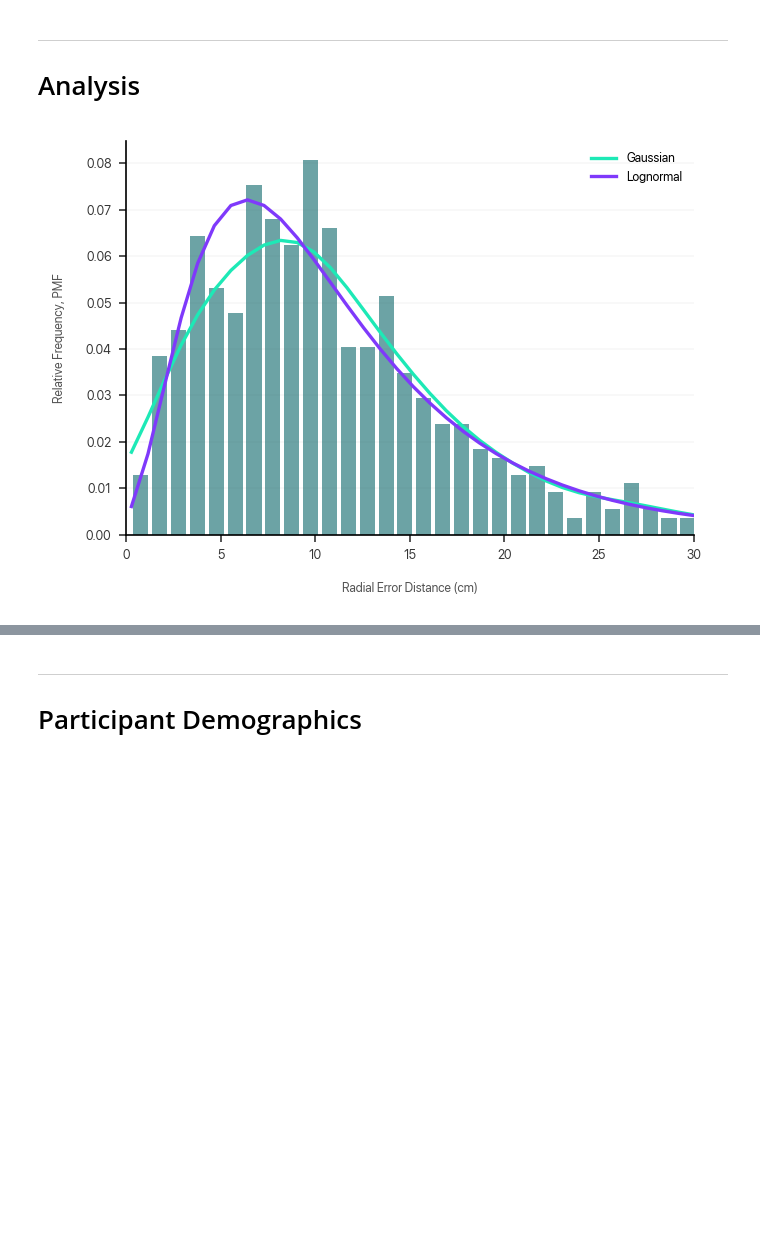
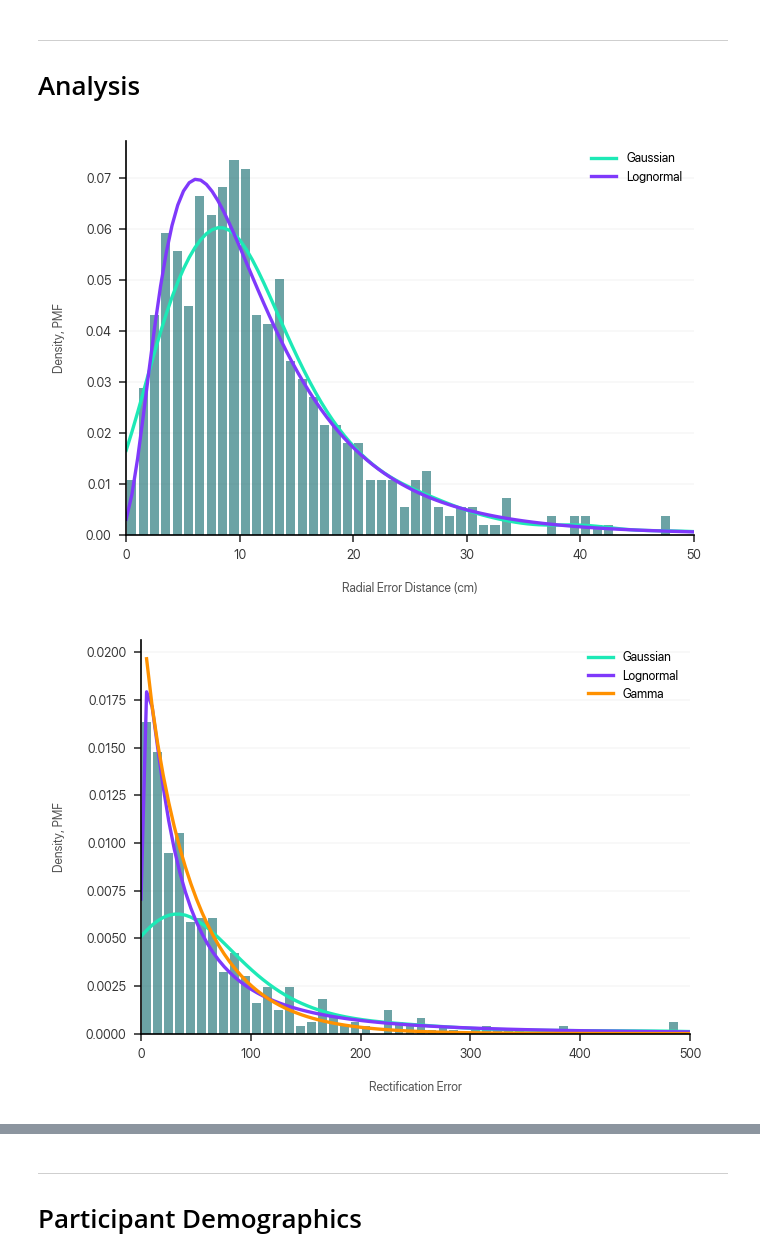
Before and after one commit to dlundgaard/BeerPongMastery, a Jupyter notebook: Analysis/analysis.ipynb, the cells around one changed output, grey strips where cells are left out. Drawn from its saved outputs; the diff is of its cells as text; code cells hidden in the pictures; blank space fills up the shorter version.

Commit message:
added rectification error

```diff
--- a/Analysis/analysis.ipynb
+++ b/Analysis/analysis.ipynb
@@ -130,7 +130,7 @@ class Trial(pd.Series):
                 self[marker],
                 reference_timepoint,
                 pre = DISPATCH_MARGIN,
-                post = 0.6
+                post = 1.1
             )
 
     def ball_distance_to_cup_centroid(self):
@@ -159,8 +159,6 @@ class Dataset(pd.Series):
         for session_path in Path(DATA_PATH).iterdir():
             if session_path.name.startswith("Session"):
                 session_id = int(session_path.name[7:])
-                if session_id != 6:
-                    continue
                 recording_data = []
                 for recording_path in session_path.iterdir():
                     if recording_path.suffix == ".tsv":
@@ -435,7 +433,9 @@ def aggregate():
                         "CompletedThrows": trial if condition == "Darkness" else trial + 10,
                         "Outcome": "Hit" if trial_data.outcome else "Miss",
                         "RadialError": ball_data[above_brim_plane]["DistanceHorizontal"].iloc[0], # minimum distance from cup centroid in cm
-                        # "DistanceMiss": max(0, ball_data[above_brim_plane]["Distance"].iloc[0] - HIT_RADIUS), # minimum distance from cup in cm
+                        "DistanceMiss": max(0, ball_data[above_brim_plane]["DistanceHorizontal"].iloc[0] - HIT_RADIUS), # minimum distance from cup in cm
+                        "ErrorLateral": ball_data[above_brim_plane]["Lateral"].iloc[0],
+                        "ErrorLongitude": ball_data[above_brim_plane]["Longitude"].iloc[0],
                         # "LateralMiss": max(0, abs(ball_data[above_brim_plane]["Lateral"]).min() - HIT_RADIUS), # lateral distance to cup in cm
                         # "LongitudeMiss": max(0, abs(ball_data[above_brim_plane]["Longitude"]).min() - HIT_RADIUS), # longitudinal distance to cup in cm
                         # "BallSpeedMax": ball_data["Speed"].max(), # ball max speed in m/s
@@ -453,6 +453,11 @@ def aggregate():
     return results
 
 aggregated = aggregate()
+
+aggregated[["PreviousErrorLateral", "PreviousErrorLongitude"]] = aggregated.groupby(["Participant",  "Condition"])[["ErrorLateral", "ErrorLongitude"]].shift()
+
+aggregated["RectificationError"] = aggregated.apply(lambda data: np.linalg.norm(np.cross(np.stack(data[["PreviousErrorLateral", "PreviousErrorLongitude"]].values), np.stack(data[["ErrorLateral", "ErrorLongitude"]].values - data[["PreviousErrorLateral", "PreviousErrorLongitude"]].values))), axis = 1)
+
 aggregated.to_csv("aggregated.csv", index = False)
 aggregated.set_index(["Session", "Player", "Condition", "Trial"]).round(2).head(10)
 # %% [output]
@@ -486,43 +477,78 @@ Failed to aggregate trial 9 in session 6 2 Daylight
 ---
 
 # Analysis
-# %%
-OUTCOME_METRIC = "RadialError"
-
-aggregated["LogRadialError"] = np.log(aggregated[OUTCOME_METRIC])
 # %%
 def plot_outcome_distribution():
+    values = aggregated["RadialError"]
     plt.figure()
-    data_range = aggregated["RadialError"].min(), aggregated["RadialError"].max()
+    data_range = 0, 50
     x_range = np.linspace(*data_range, num = 100)
     plt.hist(
-        aggregated["RadialError"],
+        values,
         range = data_range,
-        bins = round(data_range[1] - data_range[0]),
+        bins = 50,
         density=True,
         alpha = 0.6,
         rwidth=0.8
     )
     plt.plot(
         x_range,
-        stats.gaussian_kde(aggregated["RadialError"])(x_range),
+        stats.gaussian_kde(values)(x_range),
         label = "Gaussian"
     )
-    lognorm_shape, lognorm_loc, lognorm_scale = stats.lognorm.fit(aggregated["RadialError"])
     plt.plot(
         x_range,
-        stats.lognorm.pdf(x_range, lognorm_shape, lognorm_loc, lognorm_scale),
+        stats.lognorm.pdf(x_range, *stats.lognorm.fit(values)),
         label = "Lognormal"
     )
     plt.xlabel("Radial Error Distance (cm)")
-    plt.ylabel("Relative Frequency, PMF")
+    plt.ylabel("Density, PMF")
     plt.title("")
     plt.legend(loc = "upper right")
-    plt.xlim((0, 30))
+    plt.xlim(data_range)
+    # plt.ylim((0, 1))
+    plt.tight_layout()
+
+def plot_rectification_distribution():
+    values = aggregated["RectificationError"].dropna()
+    plt.figure()
+    data_range = 0, 500
+    x_range = np.linspace(*data_range, num = 100)
+    plt.hist(
+        values,
+        range = data_range,
+        bins = 50,
+        density=True,
+        alpha = 0.6,
+        rwidth=0.8
+    )
+    plt.plot(
+        x_range,
+        stats.gaussian_kde(values)(x_range),
+        label = "Gaussian"
+    )
+    plt.plot(
+        x_range,
+        stats.lognorm.pdf(x_range, *stats.lognorm.fit(values)),
+        label = "Lognormal"
+    )
+    plt.plot(
+        x_range,
+        # stats.gamma.pdf(x_range, *stats.gamma.fit(values)),
+        stats.gamma.pdf(x_range, a  = 0.95, scale = 50),
+        label = "Gamma"
+    )
+    plt.xlabel("Rectification Error")
+    plt.ylabel("Density, PMF")
+    plt.title("")
+    plt.legend(loc = "upper right")
+    plt.xlim(data_range)
     # plt.ylim((0, 1))
     plt.tight_layout()
 
 plot_outcome_distribution()
+plot_rectification_distribution()
 # %% [output]
-[figure, old version]
+[figure, new version]
+[figure, added]
 # %%
```
Also changed, not shown: parts of 6 cells of this notebook, 8 other files.
